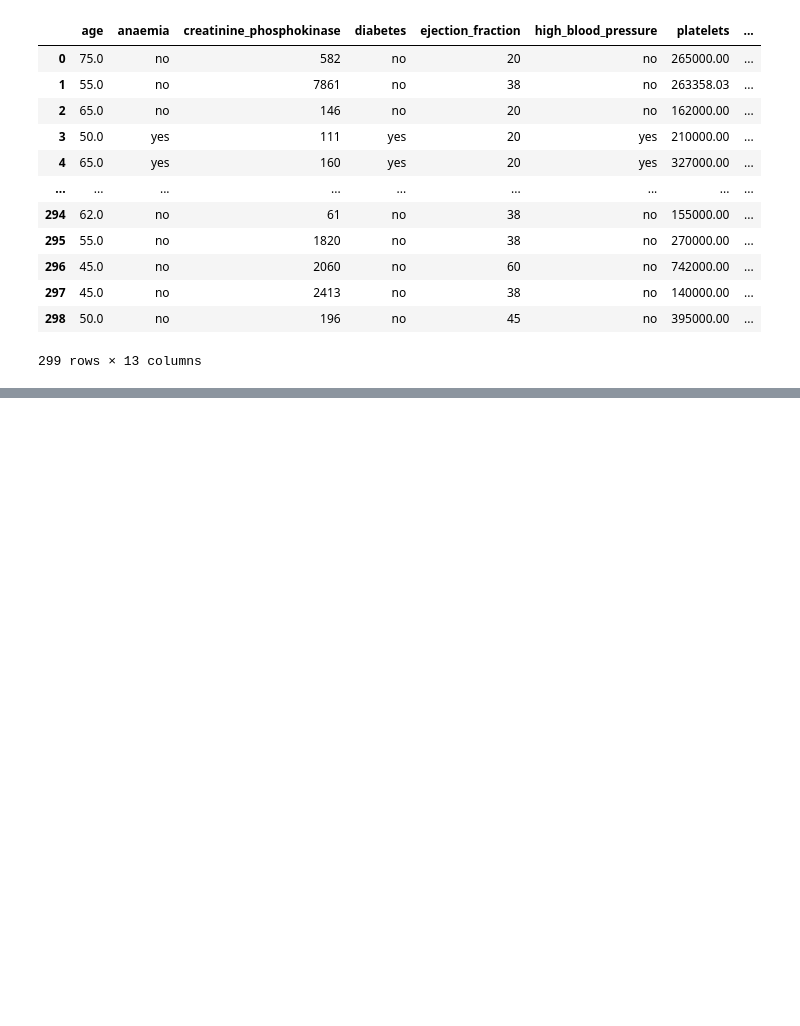
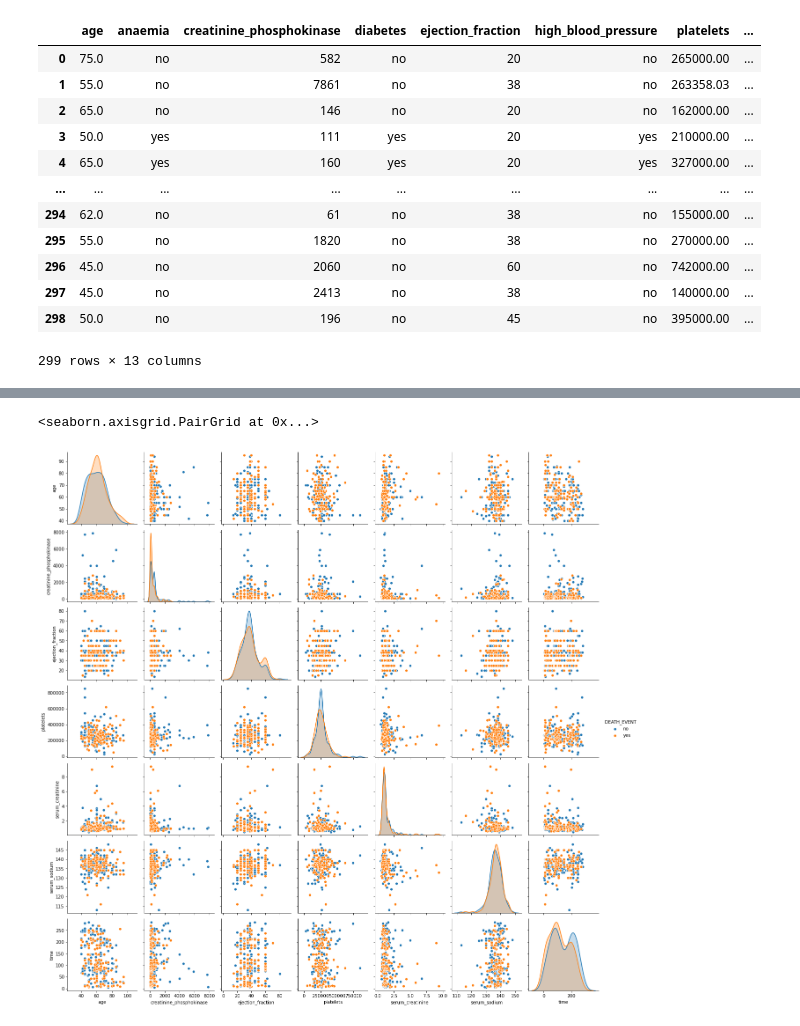
Before and after one commit to carolina-hirschheimer/Propensao-a-falhas-cardiacas, a Jupyter notebook: Análise Database.ipynb, the cells around one changed output, grey strips where cells are left out. Saved outputs shown, nothing was run; the diff lists cells and outputs as text; code cells hidden in the pictures; blank space fills up the shorter version.

```diff
--- a/Análise Database.ipynb
+++ b/Análise Database.ipynb
@@ -57,0 +228,5 @@ dados
+# %%
+sns.pairplot(dados, hue="DEATH_EVENT")
+# %% [output]
+<seaborn.axisgrid.PairGrid at 0x...>
+[figure, added]
```
Also changed, not shown: parts of 10 cells of this notebook, 1 other file.
